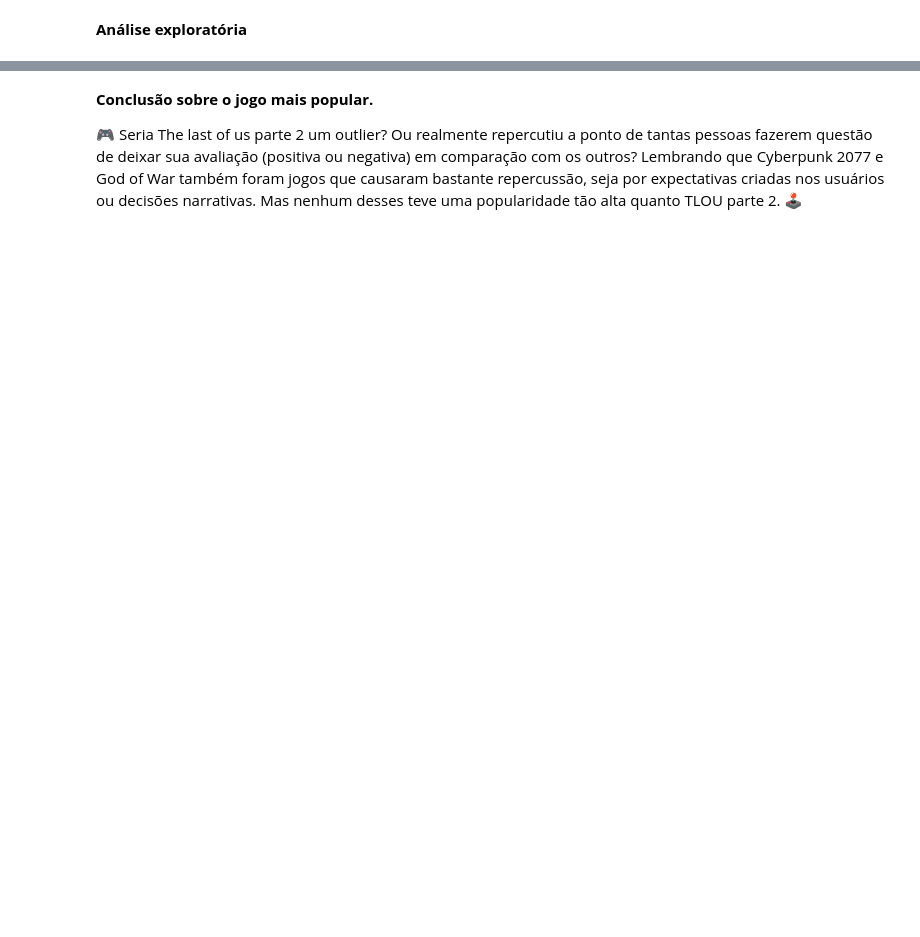
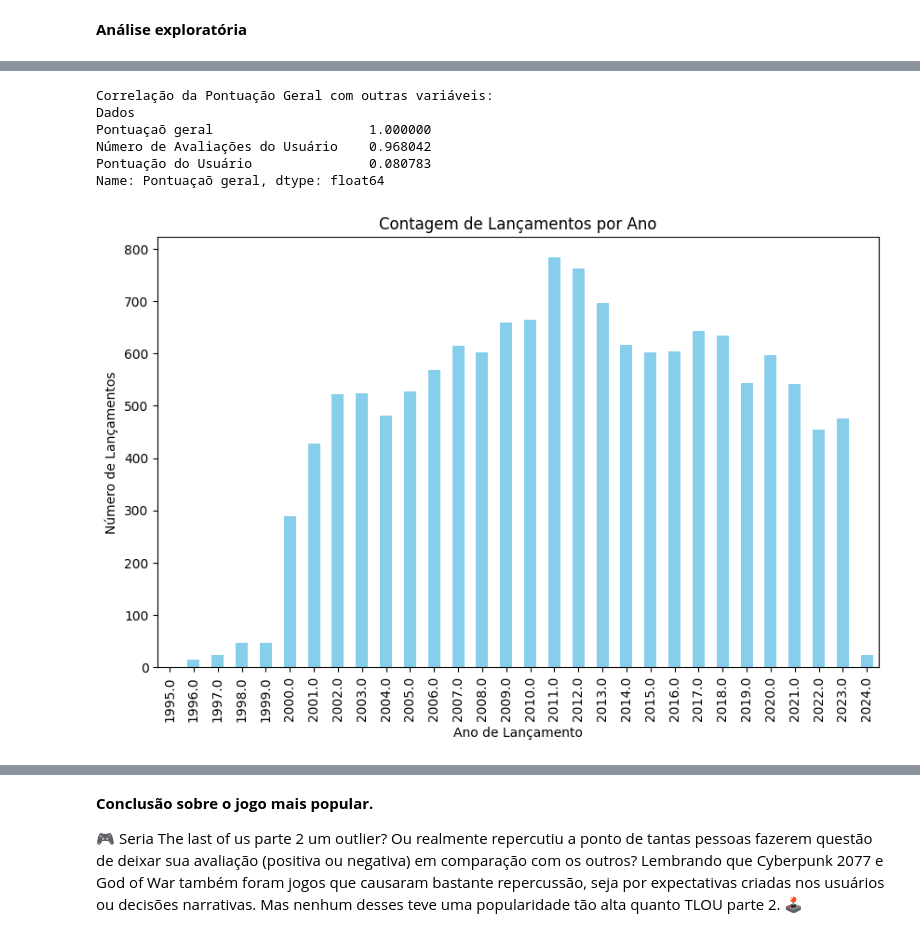
Before and after one commit to luisgoni/ProjetoEstatistica_Mod_5, a Jupyter notebook: Projeto_Estatística.ipynb, the cells around one changed output, grey strips where cells are left out. Cells and saved outputs as stored; diff of their text form; code cells hidden in the pictures; blank space fills up the shorter version.

```diff
--- a/Projeto_Estatística.ipynb
+++ b/Projeto_Estatística.ipynb
@@ -237,0 +291,20 @@ fig.show(render='iframe')
+# %%
+correlation_with_score = df_auxiliar.corr()['Pontuaçaõ geral'].sort_values(ascending=False)
+print("Correlação da Pontuação Geral com outras variáveis:")
+print(correlation_with_score)
+# %% [output]
+Correlação da Pontuação Geral com outras variáveis:
+Dados
+Pontuaçaõ geral                    1.000000
+Número de Avaliações do Usuário    0.968042
+Pontuação do Usuário               0.080783
+Name: Pontuaçaõ geral, dtype: float64
+# %%
+plt.figure(figsize=(10, 6))
+df_auxiliar['Ano de Lançamento'].dt.year.value_counts().sort_index().plot(kind='bar', color='skyblue')
+plt.xlabel('Ano de Lançamento')
+plt.ylabel('Número de Lançamentos')
+plt.title('Contagem de Lançamentos por Ano')
+plt.show()
+# %% [output]
+[figure, added]
```
Also changed, not shown: parts of 24 cells of this notebook.
